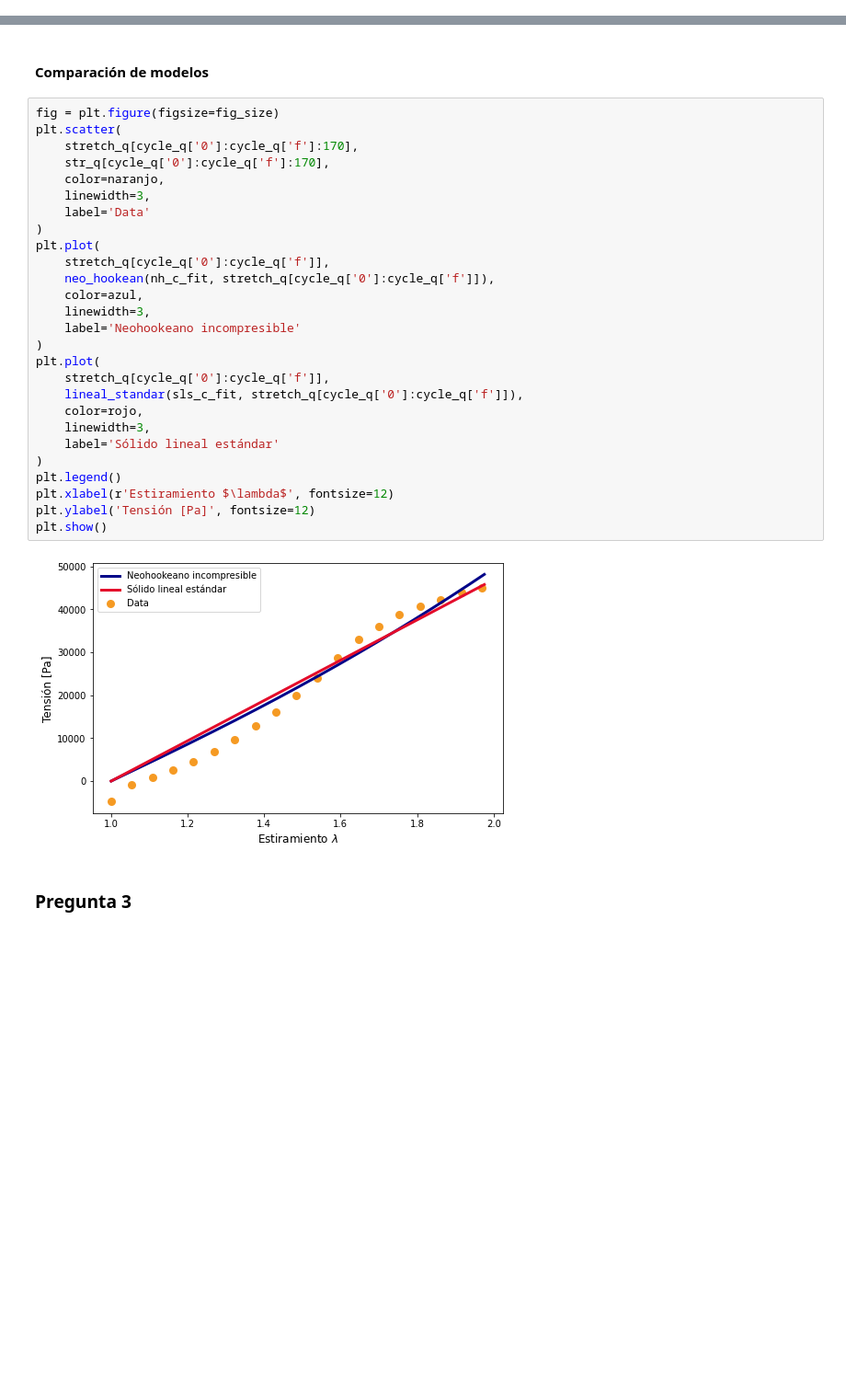
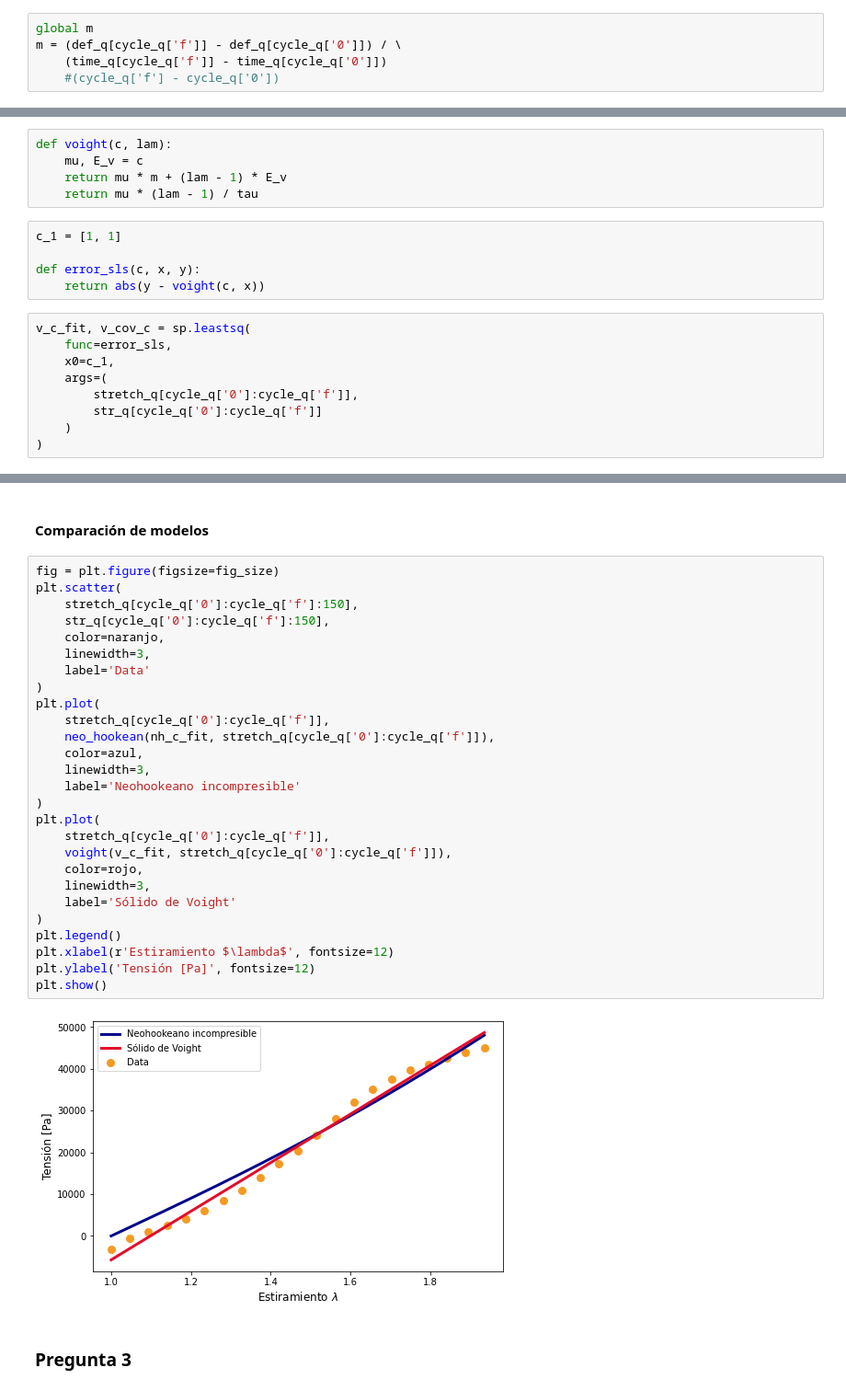
Before and after one commit to ivanvlam/IBM2020, a Jupyter notebook: Tarea 4/tarea-4.ipynb, the cells around one changed output, grey strips where cells are left out. Shown: that part at 92% size. Drawn from its saved outputs; the diff is of its cells as text; blank space fills up the shorter version.

```diff
--- a/Tarea 4/tarea-4.ipynb
+++ b/Tarea 4/tarea-4.ipynb
@@ -316,0 +316,5 @@ plt.show()
+# %%
+global m
+m = (def_q[cycle_q['f']] - def_q[cycle_q['0']]) / \
+    (time_q[cycle_q['f']] - time_q[cycle_q['0']])
+    #(cycle_q['f'] - cycle_q['0'])
@@ -316,0 +340,19 @@ plt.show()
+# %%
+def voight(c, lam):
+    mu, E_v = c
+    return mu * m + (lam - 1) * E_v
+    return mu * (lam - 1) / tau
+# %%
+c_1 = [1, 1]
+
+def error_sls(c, x, y):
+    return abs(y - voight(c, x))
+# %%
+v_c_fit, v_cov_c = sp.leastsq(
+    func=error_sls,
+    x0=c_1,
+    args=(
+        stretch_q[cycle_q['0']:cycle_q['f']],
+        str_q[cycle_q['0']:cycle_q['f']]
+    )
+)
@@ -372,32 +389,32 @@ plt.show()
 # %%
 fig = plt.figure(figsize=fig_size)
 plt.scatter(
-    stretch_q[cycle_q['0']:cycle_q['f']:170],
-    str_q[cycle_q['0']:cycle_q['f']:170],
+    stretch_q[cycle_q['0']:cycle_q['f']:150],
+    str_q[cycle_q['0']:cycle_q['f']:150],
     color=naranjo,
     linewidth=3,
     label='Data'
 )
 plt.plot(
     stretch_q[cycle_q['0']:cycle_q['f']],
     neo_hookean(nh_c_fit, stretch_q[cycle_q['0']:cycle_q['f']]),
     color=azul,
     linewidth=3,
     label='Neohookeano incompresible'
 )
 plt.plot(
     stretch_q[cycle_q['0']:cycle_q['f']],
-    lineal_standar(sls_c_fit, stretch_q[cycle_q['0']:cycle_q['f']]),
+    voight(v_c_fit, stretch_q[cycle_q['0']:cycle_q['f']]),
     color=rojo,
     linewidth=3,
-    label='Sólido lineal estándar'
+    label='Sólido de Voight'
 )
 plt.legend()
 plt.xlabel(r'Estiramiento $\lambda$', fontsize=12)
 plt.ylabel('Tensión [Pa]', fontsize=12)
 plt.show()
 # %% [output]
-[figure, old version]
+[figure, new version]
 # %% [markdown]
 ### Pregunta 3
 # %%
```
Also changed, not shown: parts of 26 cells of this notebook.
